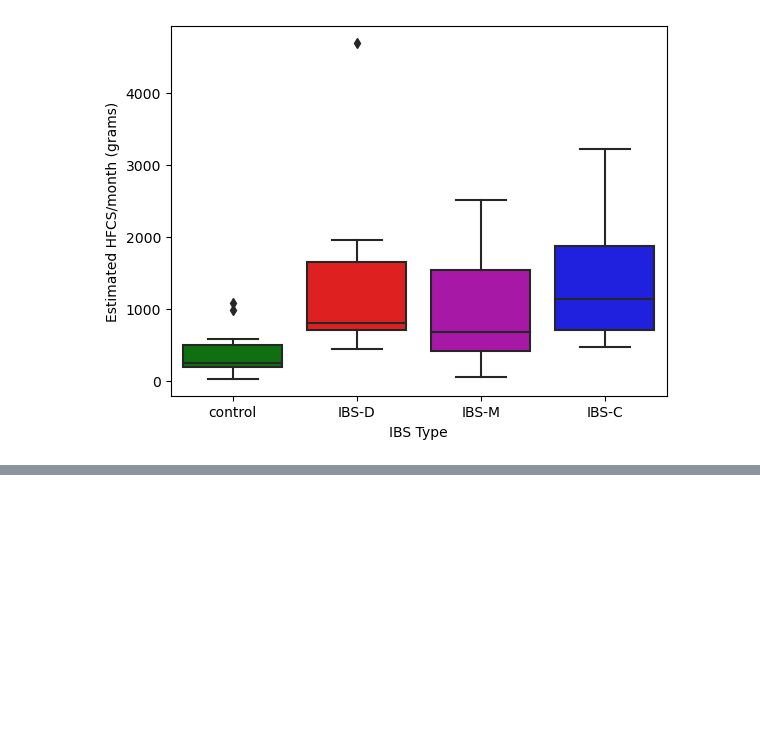
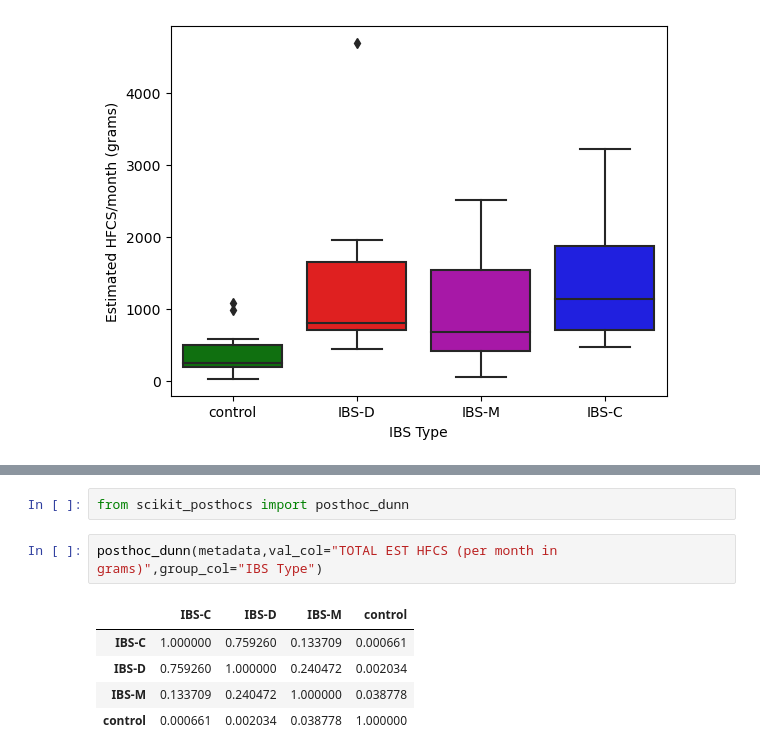
Before and after one commit to sterrettJD/Phadtare-IBS, a Jupyter notebook: Differential-Abundance.ipynb, the cells around one changed output, grey strips where cells are left out. Saved outputs shown, nothing was run; the diff lists cells and outputs as text; blank space fills up the shorter version.

Commit message:
add anova and posthoc for HFCS

```diff
--- a/Differential-Abundance.ipynb
+++ b/Differential-Abundance.ipynb
@@ -123,0 +134,10 @@ plt.show()
+# %%
+from scikit_posthocs import posthoc_dunn
+# %%
+posthoc_dunn(metadata,val_col="TOTAL EST HFCS (per month in grams)",group_col="IBS Type")
+# %% [output]
+|  | IBS-C | IBS-D | IBS-M | control |
+| IBS-C | 1.000000 | 0.759260 | 0.133709 | 0.000661 |
+| IBS-D | 0.759260 | 1.000000 | 0.240472 | 0.002034 |
+| IBS-M | 0.133709 | 0.240472 | 1.000000 | 0.038778 |
+| control | 0.000661 | 0.002034 | 0.038778 | 1.000000 |
```
Also changed, not shown: parts of 2 cells of this notebook.
